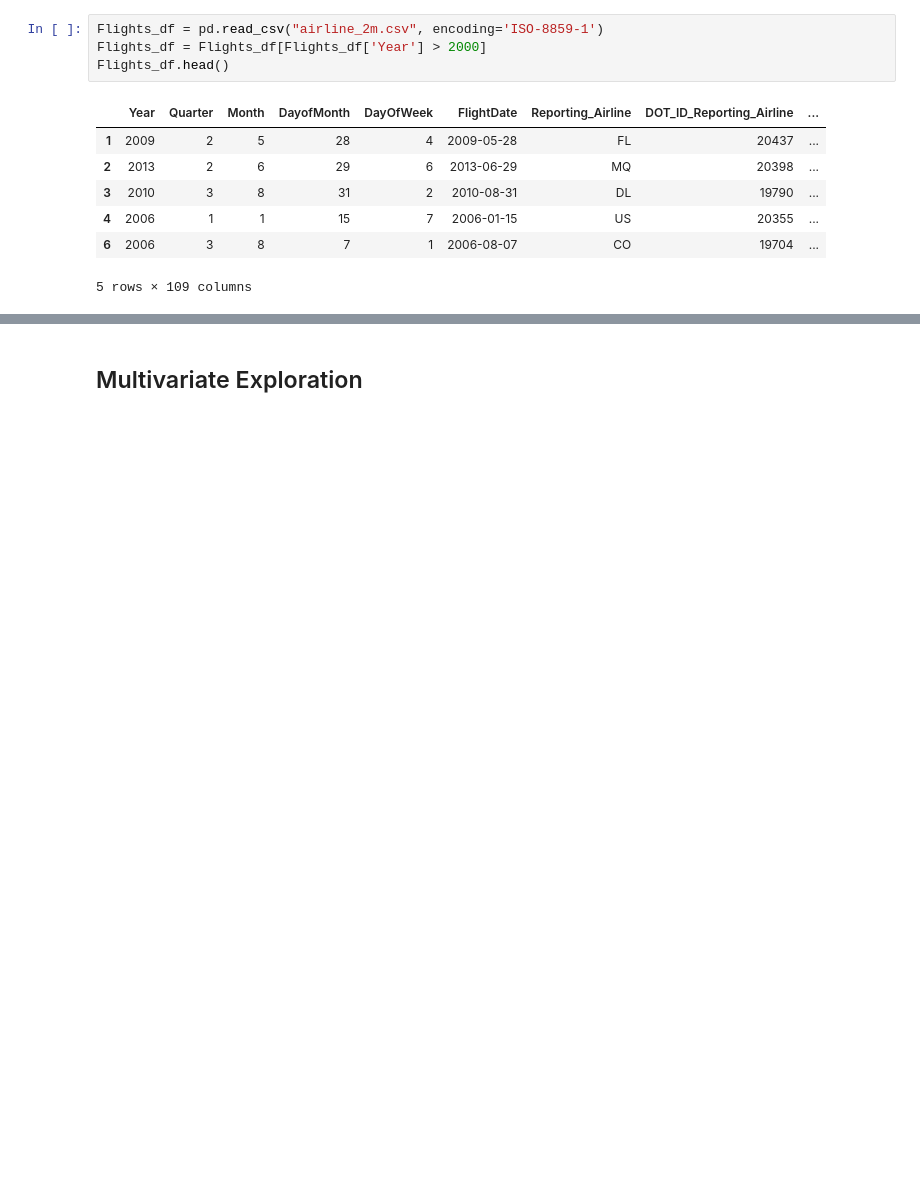
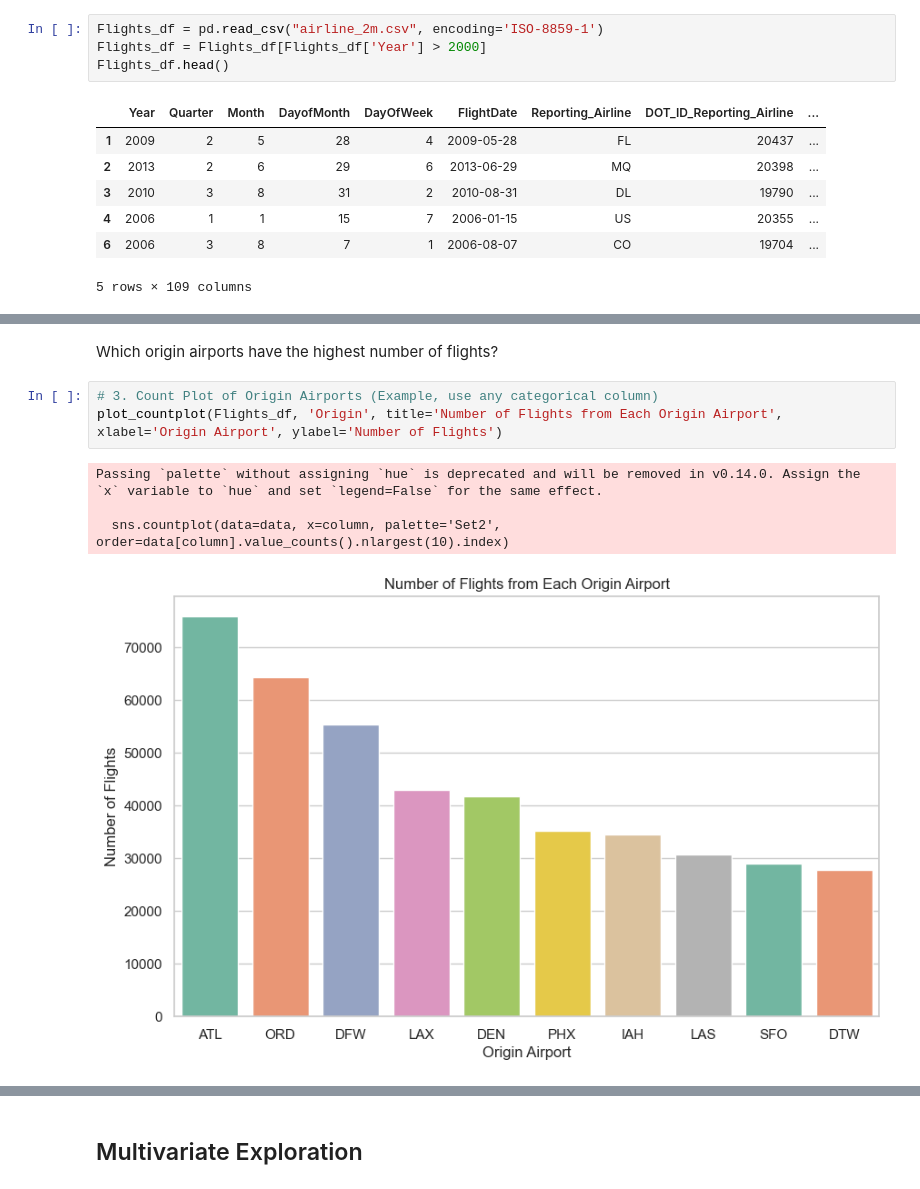
Before and after one commit to AbdullahOthman1/Udacity-Data-Analyst-Nanodegree, a Jupyter notebook: Communicate_Data_Findings/Part_I_exploration_template.ipynb, the cells around one changed output, grey strips where cells are left out. Cells and saved outputs as stored; diff of their text form; blank space fills up the shorter version.

```diff
--- a/Communicate_Data_Findings/Part_I_exploration_template.ipynb
+++ b/Communicate_Data_Findings/Part_I_exploration_template.ipynb
@@ -528,0 +138,10 @@ Following points were noted in bivariate exploration:
+# %% [markdown]
+Which origin airports have the highest number of flights?
+# %%
+# 3. Count Plot of Origin Airports (Example, use any categorical column)
+plot_countplot(Flights_df, 'Origin', title='Number of Flights from Each Origin Airport', xlabel='Origin Airport', ylabel='Number of Flights')
+# %% [output]
+Passing `palette` without assigning `hue` is deprecated and will be removed in v0.14.0. Assign the `x` variable to `hue` and set `legend=False` for the same effect.
+
+  sns.countplot(data=data, x=column, palette='Set2', order=data[column].value_counts().nlargest(10).index)
+[figure, added]
```
Also changed, not shown: parts of 85 cells of this notebook, 3 other files.
